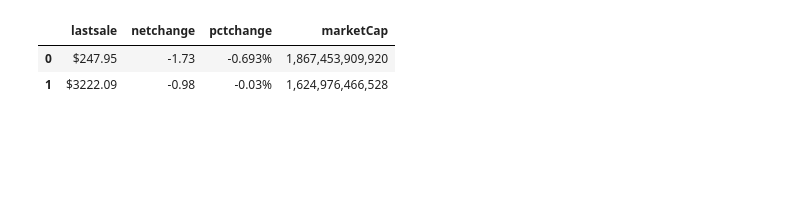
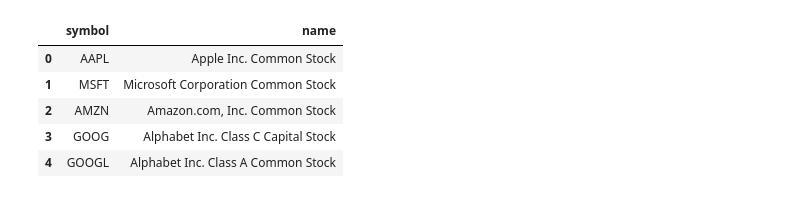
Before and after one commit to choi-jiwoo/financialdatapy, a Jupyter notebook: scripts/companylist.ipynb, the cells around one changed output. Drawn from its saved outputs; the diff is of its cells as text; code cells hidden in the pictures; blank space fills up the shorter version.

```diff
--- a/scripts/companylist.ipynb
+++ b/scripts/companylist.ipynb
@@ -7,7 +12,8 @@ pd.options.display.float_format = '{:.2f}'.format
 # API로 데이터 불러오기
 start_time = time.time()
 headers = {'User-Agent' : 'Mozilla/5.0 (Macintosh; Intel Mac OS X 10_15_7) AppleWebKit/537.36 (KHTML, like Gecko) Chrome/90.0.4430.212 Safari/537.36'}
-api_url = 'https://api.nasdaq.com/api/screener/stocks?tableonly=true&limit=2&offset=1&region=north_america'
+limit = 0
+api_url = f'https://api.nasdaq.com/api/screener/stocks?tableonly=true&limit={limit}'
 api = requests.get(api_url, headers=headers)
 print(f"{time.time()-start_time} s")
 # %% [output]
@@ -73,6 +54,10 @@ df
 # %%
-df.iloc[:,2:6]
+comp_list = df.iloc[:,:2]
+comp_list.head()
 # %% [output]
-|  | lastsale | netchange | pctchange | marketCap |
-| 0 | $247.95 | -1.73 | -0.693% | 1,867,453,909,920 |
-| 1 | $3222.09 | -0.98 | -0.03% | 1,624,976,466,528 |
+|  | symbol | name |
+| 0 | AAPL | Apple Inc. Common Stock |
+| 1 | MSFT | Microsoft Corporation Common Stock |
+| 2 | AMZN | Amazon.com, Inc. Common Stock |
+| 3 | GOOG | Alphabet Inc. Class C Capital Stock |
+| 4 | GOOGL | Alphabet Inc. Class A Common Stock |
```
Also changed, not shown: parts of 17 cells of this notebook.
